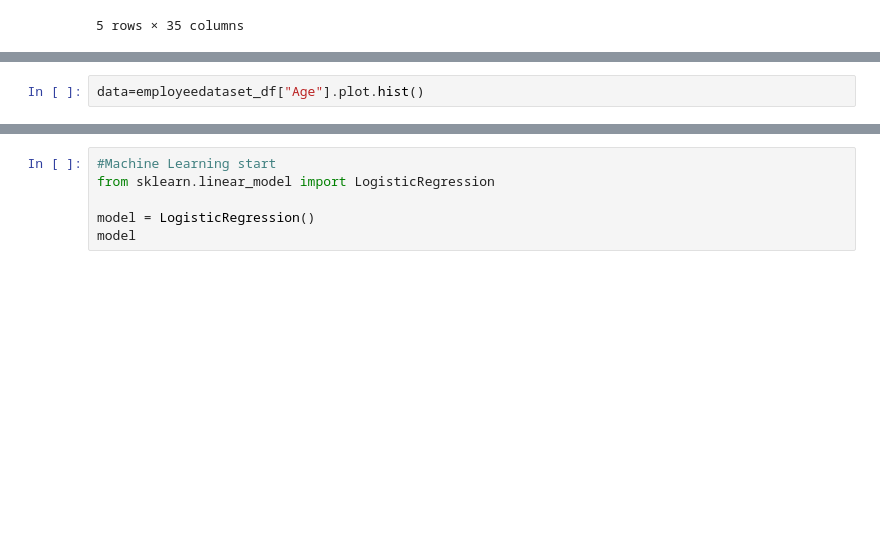
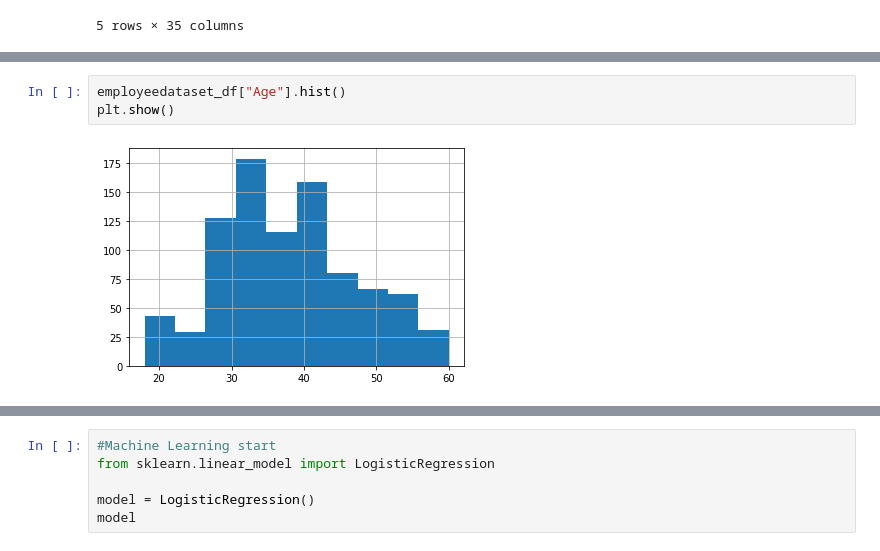
Before and after one commit to ah2009/machine-Learing-Practice, a Jupyter notebook: practiceMachinelearning.ipynb, the cells around one changed output, grey strips where cells are left out. Cells and saved outputs as stored; diff of their text form; blank space fills up the shorter version.

```diff
--- a/practiceMachinelearning.ipynb
+++ b/practiceMachinelearning.ipynb
@@ -30,5 +45,8 @@ sns.countplot(x="Attrition", hue="Department", data=employeedataset_df)
-# %%
-data=employeedataset_df["Age"].plot.hist()
+# %%
+employeedataset_df["Age"].hist()
+plt.show()
+# %% [output]
+[figure, added]
 # %%
 sns.countplot(x="Attrition", hue="OverTime", data=employeedataset_df)
 # %% [output]
```
Also changed, not shown: parts of 32 cells of this notebook, 1 other file.
